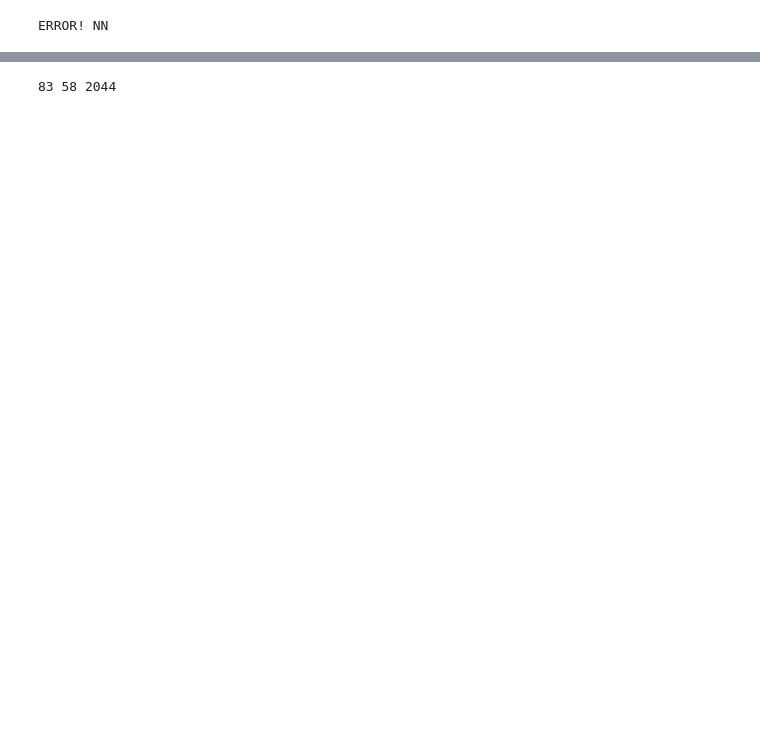
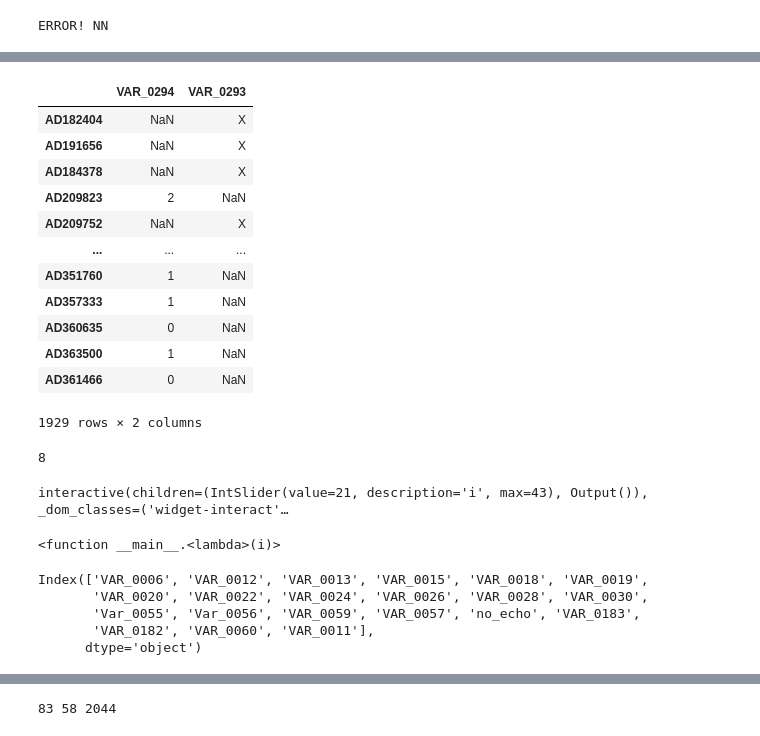
Before and after one commit to gbernardino/toolsCMRC, a Jupyter notebook: databaseTransformer.ipynb, the cells around one changed output, grey strips where cells are left out. Drawn from its saved outputs; the diff is of its cells as text; code cells hidden in the pictures; blank space fills up the shorter version.

Commit message:
added parsing of quirurgic description

```diff
--- a/databaseTransformer.ipynb
+++ b/databaseTransformer.ipynb
@@ -66,6 +75,8 @@ for i,r  in tqdm.tqdm_notebook(registros.iterrows()):
                 else:
                     checkSeveralProcedures.append(r.Caso)
                     print('error', r.Caso)
+                    if r1.FechaRegistro > r2.FechaRegistro:
+                        caseToProcedureBirths[r.Caso] = procedimientos.loc[idDescripcionProcedimiento]
             else:
                 caseToProcedureBirths[r.Caso] = procedimientos.loc[idDescripcionProcedimiento]
 # %% [output]
@@ -290,4 +305,0 @@ defaultdict(list, {})
-# %%
-c = 'AD362245'
-p = processedDatasets[c]
-print(p.registrosRecienNacido.keys())
@@ -358,4 +312,8 @@ for c, p in processedDatasets.items():
 importlib.reload(parsingDatabaseUtils)
 resSIP = {}
 for c, p in processedDatasets.items():
-    resSIP[c] = p.getNivelN1()
+    #resSIP[c] = parsingDatabaseUtils.getMotherData(p)
+    resSIP[c] = getInformationFromProcedureDescription(p)
+df = pandas.DataFrame.from_dict(resSIP, orient = 'index')
+l = list(df[(df.VAR_0294 != df.VAR_0294) & (df.VAR_0293 != df.VAR_0293)].index)
+print(len(l))
@@ -385,0 +322,41 @@ df
+# %%
+df[['VAR_0294', 'VAR_0293']]
+# %% [output]
+|  | VAR_0294 | VAR_0293 |
+| AD182404 | NaN | X |
+| AD191656 | NaN | X |
+| AD184378 | NaN | X |
+| AD209823 | 2 | NaN |
+| AD209752 | NaN | X |
+| ... | ... | ... |
+| AD351760 | 1 | NaN |
+| AD357333 | 1 | NaN |
+| AD360635 | 0 | NaN |
+| AD363500 | 1 | NaN |
+| AD361466 | 0 | NaN |
+1929 rows × 2 columns
+# %%
+errorCount = 0
+for c,v in resSIP.items():
+    if len(v) == 0:
+        errorCount += 1
+print(errorCount)
+# %% [output]
+8
+# %%
+from __future__ import print_function
+from ipywidgets import interact, interactive, fixed, interact_manual
+def f(c):
+    parsingDatabaseUtils.prettyPrintXML(processedDatasets[c].procedure.XmlDescripcion)
+interact(lambda i: f(l[i]), i = (0, len(l)))
+# %% [output]
+interactive(children=(IntSlider(value=21, description='i', max=43), Output()), _dom_classes=('widget-interact'…
+<function __main__.<lambda>(i)>
+# %%
+df.keys()
+# %% [output]
+Index(['VAR_0006', 'VAR_0012', 'VAR_0013', 'VAR_0015', 'VAR_0018', 'VAR_0019',
+       'VAR_0020', 'VAR_0022', 'VAR_0024', 'VAR_0026', 'VAR_0028', 'VAR_0030',
+       'Var_0055', 'Var_0056', 'VAR_0059', 'VAR_0057', 'no_echo', 'VAR_0183',
+       'VAR_0182', 'VAR_0060', 'VAR_0011'],
+      dtype='object')
```
Also changed, not shown: parts of 20 cells of this notebook, 2 other files.
